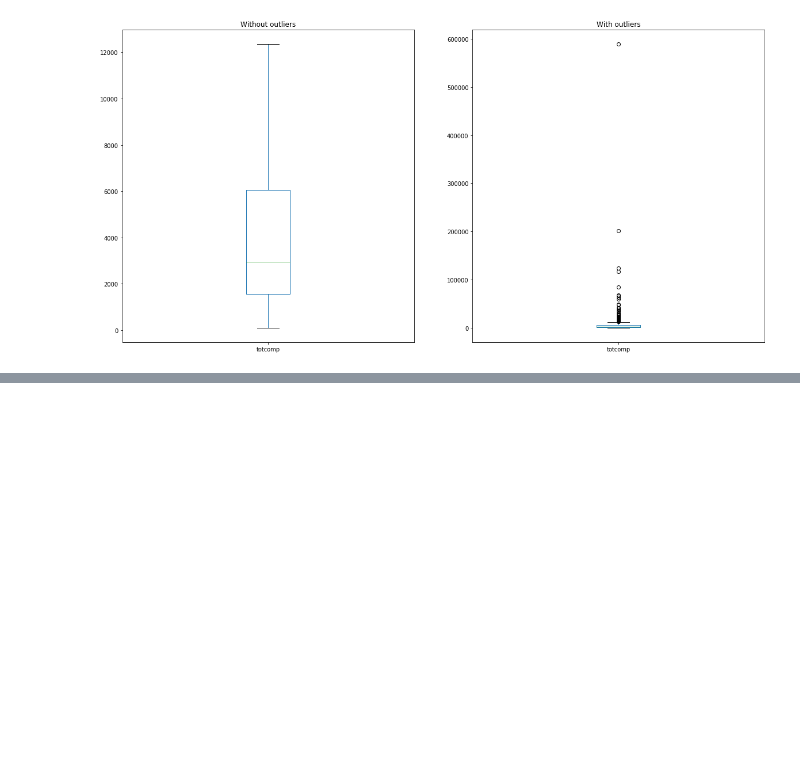
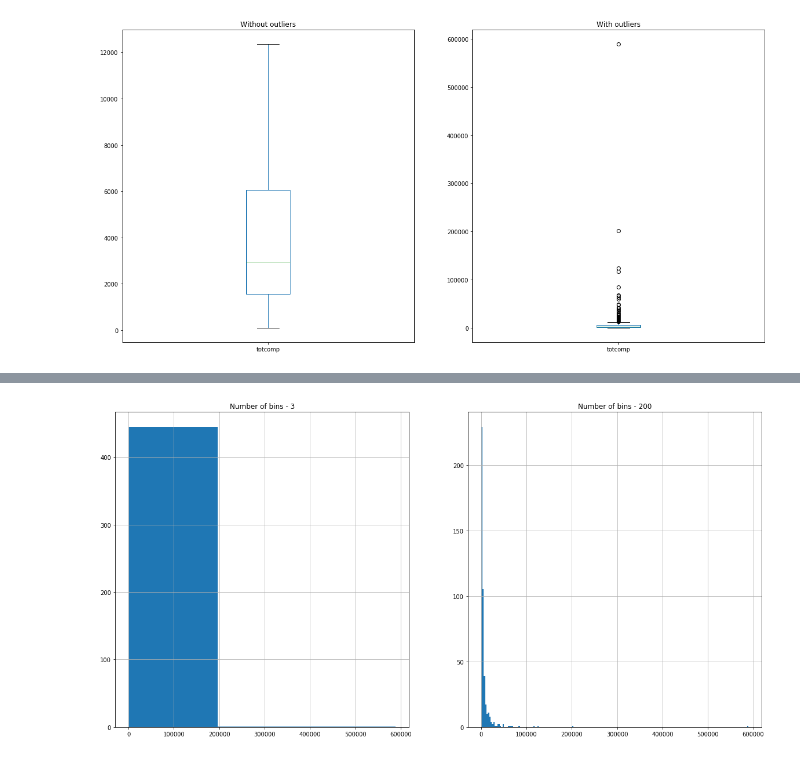
Before and after one commit to kai-wren/Statistic, a Jupyter notebook: Assignment_0.ipynb, the cells around one changed output, grey strips where cells are left out. Drawn from its saved outputs; the diff is of its cells as text; code cells hidden in the pictures; blank space fills up the shorter version.

```diff
--- a/Assignment_0.ipynb
+++ b/Assignment_0.ipynb
@@ -161,0 +186,14 @@ print(z[191][0])
+# %%
+plt.figure(figsize=(20,10))
+
+plt.subplot(121)
+ceo1999['totcomp'].hist(bins=3)
+plt.title('Number of bins - 3')
+
+plt.subplot(122)
+ceo1999['totcomp'].hist(bins=200)
+plt.title('Number of bins - 200')
+
+plt.show()
+# %% [output]
+[figure, added]
```
Also changed, not shown: parts of 16 cells of this notebook.
